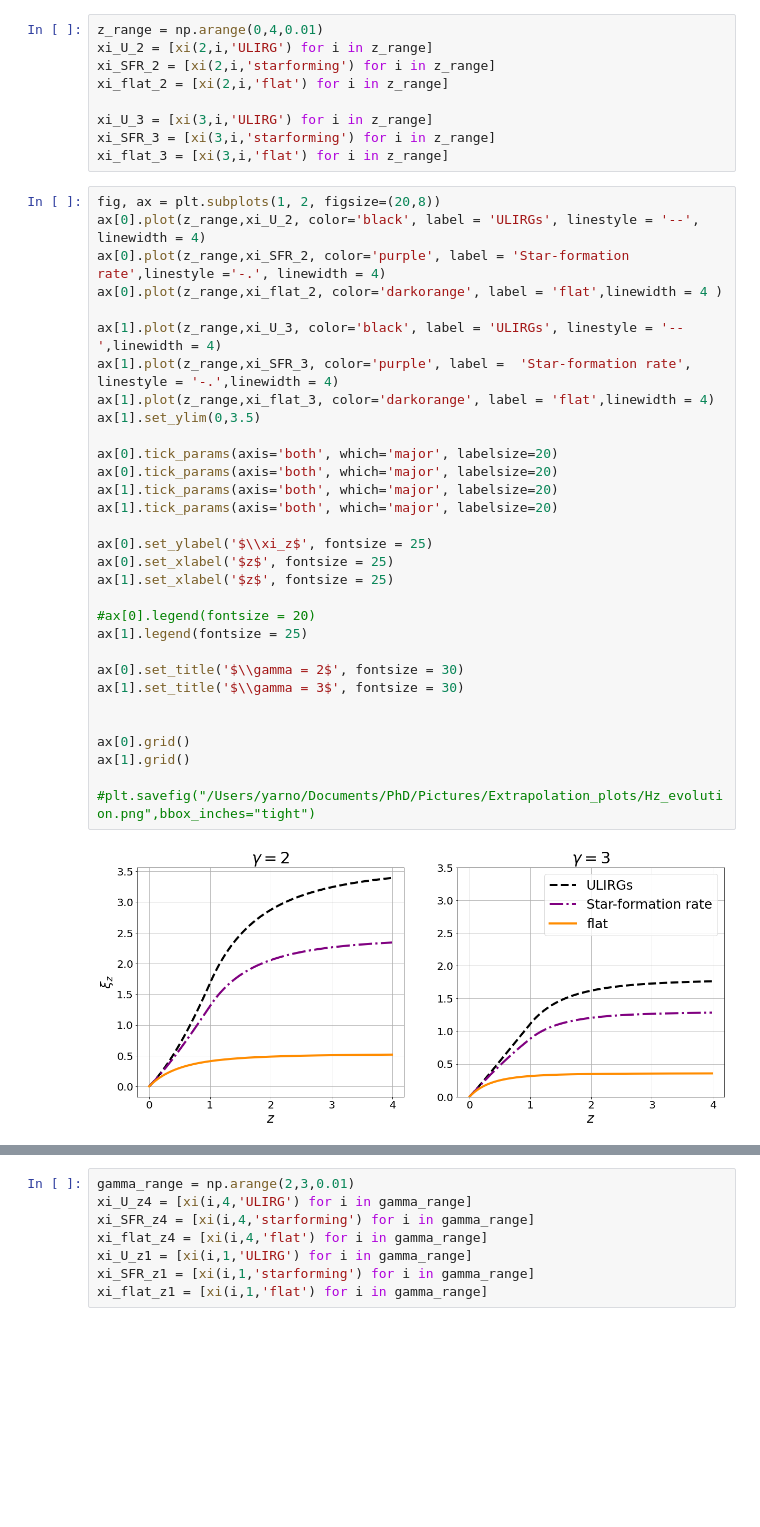
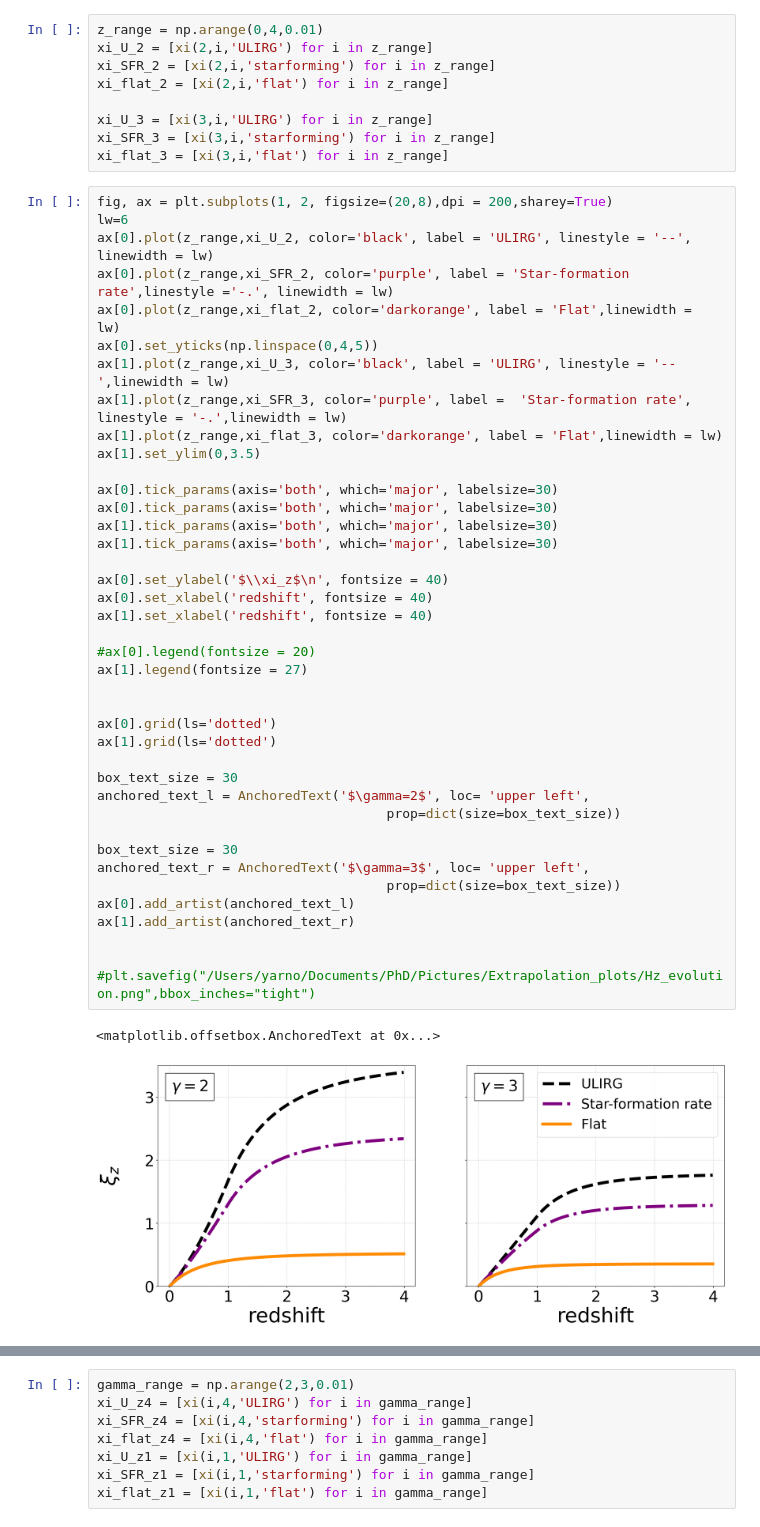
Before and after one commit to YarnoMerckx/diffuse-neutrino-flux-u-lirgs, a Jupyter notebook: diffuse_lirg_prediction.ipynb, the cells around one changed output, grey strips where cells are left out. Drawn from its saved outputs; the diff is of its cells as text; blank space fills up the shorter version.

```diff
--- a/diffuse_lirg_prediction.ipynb
+++ b/diffuse_lirg_prediction.ipynb
@@ -115,35 +126,45 @@ xi_U_3 = [xi(3,i,'ULIRG') for i in z_range]
 xi_SFR_3 = [xi(3,i,'starforming') for i in z_range]
 xi_flat_3 = [xi(3,i,'flat') for i in z_range]
 # %%
-fig, ax = plt.subplots(1, 2, figsize=(20,8))
-ax[0].plot(z_range,xi_U_2, color='black', label = 'ULIRGs', linestyle = '--', linewidth = 4)
-ax[0].plot(z_range,xi_SFR_2, color='purple', label = 'Star-formation rate',linestyle ='-.', linewidth = 4)
-ax[0].plot(z_range,xi_flat_2, color='darkorange', label = 'flat',linewidth = 4 )
-
-ax[1].plot(z_range,xi_U_3, color='black', label = 'ULIRGs', linestyle = '--',linewidth = 4)
-ax[1].plot(z_range,xi_SFR_3, color='purple', label =  'Star-formation rate', linestyle = '-.',linewidth = 4)
-ax[1].plot(z_range,xi_flat_3, color='darkorange', label = 'flat',linewidth = 4)
+fig, ax = plt.subplots(1, 2, figsize=(20,8),dpi = 200,sharey=True)
+lw=6
+ax[0].plot(z_range,xi_U_2, color='black', label = 'ULIRG', linestyle = '--', linewidth = lw)
+ax[0].plot(z_range,xi_SFR_2, color='purple', label = 'Star-formation rate',linestyle ='-.', linewidth = lw)
+ax[0].plot(z_range,xi_flat_2, color='darkorange', label = 'Flat',linewidth =  lw)
+ax[0].set_yticks(np.linspace(0,4,5))
+ax[1].plot(z_range,xi_U_3, color='black', label = 'ULIRG', linestyle = '--',linewidth = lw)
+ax[1].plot(z_range,xi_SFR_3, color='purple', label =  'Star-formation rate', linestyle = '-.',linewidth = lw)
+ax[1].plot(z_range,xi_flat_3, color='darkorange', label = 'Flat',linewidth = lw)
 ax[1].set_ylim(0,3.5)
 
-ax[0].tick_params(axis='both', which='major', labelsize=20)
-ax[0].tick_params(axis='both', which='major', labelsize=20)
-ax[1].tick_params(axis='both', which='major', labelsize=20)
-ax[1].tick_params(axis='both', which='major', labelsize=20)
+ax[0].tick_params(axis='both', which='major', labelsize=30)
+ax[0].tick_params(axis='both', which='major', labelsize=30)
+ax[1].tick_params(axis='both', which='major', labelsize=30)
+ax[1].tick_params(axis='both', which='major', labelsize=30)
 
-ax[0].set_ylabel('$\\xi_z$', fontsize = 25)
-ax[0].set_xlabel('$z$', fontsize = 25)
-ax[1].set_xlabel('$z$', fontsize = 25)
+ax[0].set_ylabel('$\\xi_z$\n', fontsize = 40)
+ax[0].set_xlabel('redshift', fontsize = 40)
+ax[1].set_xlabel('redshift', fontsize = 40)
 
 #ax[0].legend(fontsize = 20)
-ax[1].legend(fontsize = 25)
-
-ax[0].set_title('$\\gamma = 2$', fontsize = 30)
-ax[1].set_title('$\\gamma = 3$', fontsize = 30)
+ax[1].legend(fontsize = 27)
 
 
-ax[0].grid()
-ax[1].grid()
+ax[0].grid(ls='dotted')
+ax[1].grid(ls='dotted')
+
+box_text_size = 30
+anchored_text_l = AnchoredText('$\gamma=2$', loc= 'upper left',
+                                     prop=dict(size=box_text_size))
+
+box_text_size = 30
+anchored_text_r = AnchoredText('$\gamma=3$', loc= 'upper left',
+                                     prop=dict(size=box_text_size))
+ax[0].add_artist(anchored_text_l)
+ax[1].add_artist(anchored_text_r)
+
 
 #plt.savefig("/Users/yarno/Documents/PhD/Pictures/Extrapolation_plots/Hz_evolution.png",bbox_inches="tight")
 # %% [output]
+<matplotlib.offsetbox.AnchoredText at 0x...>
-[figure, old version]
+[figure, new version]
```
Also changed, not shown: parts of 17 cells of this notebook, 2 other files.
